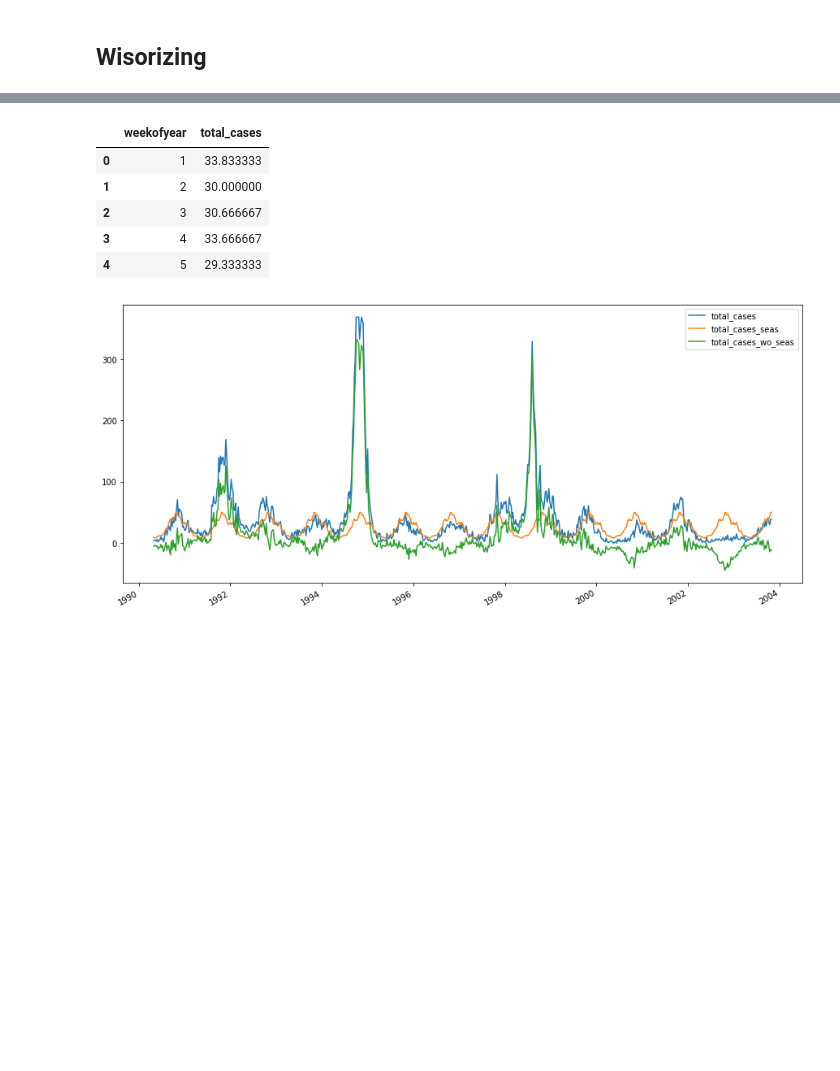
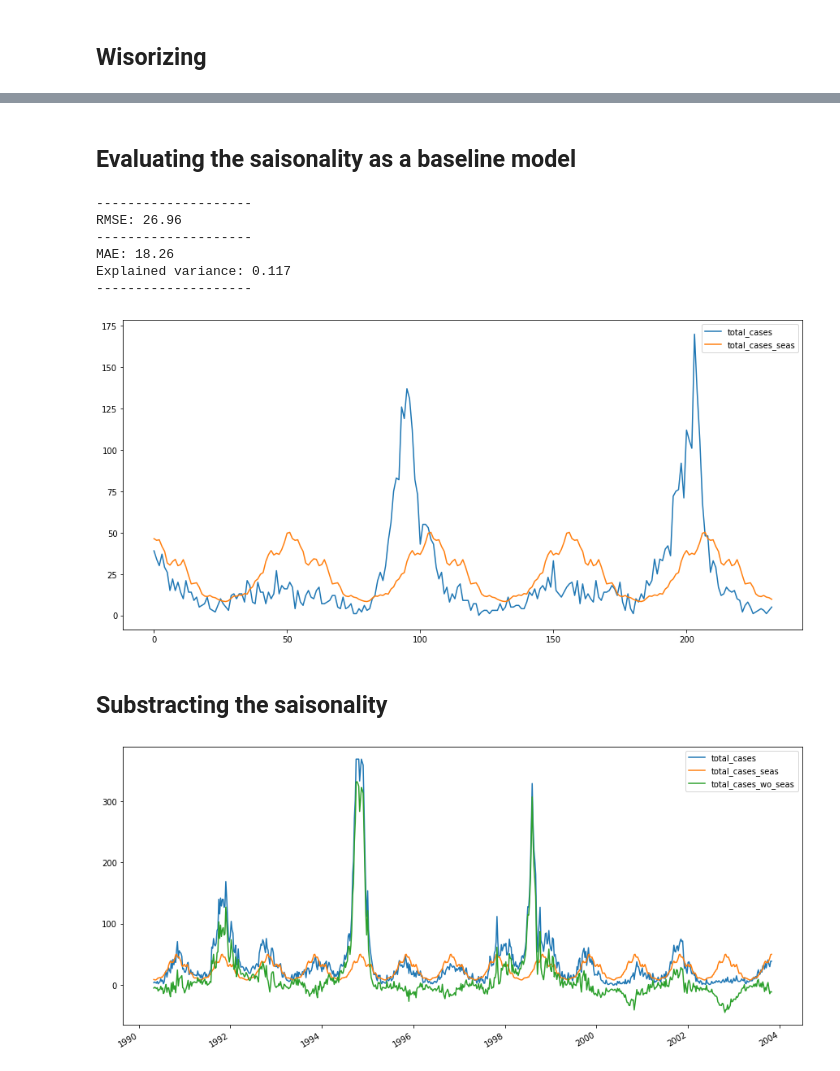
Before and after one commit to Octodon-D/DenguePred, a Jupyter notebook: seasonal_regression.ipynb, the cells around one changed output, grey strips where cells are left out. Drawn from its saved outputs; the diff is of its cells as text; code cells hidden in the pictures; blank space fills up the shorter version.

Commit message:
added the seasonality as a baseline model

```diff
--- a/seasonal_regression.ipynb
+++ b/seasonal_regression.ipynb
@@ -14,6 +16,18 @@ pd.options.display.max_rows = 100 # For debugging, can be removed later
 # %%
 data_subsets_splitted_joined = pickle.load(open('splitted_joined_data.pickle', 'rb'))
 sj_train_train, sj_train_test, iq_train_train, iq_train_test = data_subsets_splitted_joined
+# %%
+# function for evaluation of models
+def model_classification(actual, predicted):
+    """
+    Prints out RSME, MAE and explained variance score
+    """
+    print('-'*20)
+    print(f'RMSE: {round(np.sqrt(mean_squared_error(actual, predicted)),2)}')
+    print('-'*20)
+    print(f'MAE: {round(mean_absolute_error(actual, predicted),2)}')
+    print(f'Explained variance: {round(explained_variance_score(actual, predicted),3)}')
+    print('-'*20)
 # %% [markdown]
 ## Wisorizing
 # %%
@@ -84,13 +98,37 @@ def get_smooth_seasonality(df, colnames):
 # %%
-smooth = get_smooth_seasonality(sj_train_train, 'total_cases')
-smooth.head()
+sj_train_train_seas = get_smooth_seasonality_df(sj_train_train, 'total_cases')
+# sj_train_train_seas.head()
-# %% [output]
-|  | weekofyear | total_cases |
-| 0 | 1 | 33.833333 |
-| 1 | 2 | 30.000000 |
-| 2 | 3 | 30.666667 |
-| 3 | 4 | 33.666667 |
-| 4 | 5 | 29.333333 |
+# %% [markdown]
+## Evaluating the saisonality as a baseline model
+# %%
+def seasonality_baseline_eval(df_test, seas):
+    eval_df = (
+        df_test
+        .loc[:,['weekofyear', 'total_cases']]
+        .merge(seas,
+               how='left',
+               on='weekofyear',
+               suffixes=('','_seas')
+              )
+    )
+    (
+        eval_df
+        .iloc[:,1:]
+        .plot()
+    )
+    model_classification(eval_df.iloc[:,1], eval_df.iloc[:,2])
+# %%
+seasonality_baseline_eval(sj_train_test, sj_train_train_seas)
+# %% [output]
+--------------------
+RMSE: 26.96
+--------------------
+MAE: 18.26
+Explained variance: 0.117
+--------------------
+[figure, added]
+# %% [markdown]
+## Substracting the saisonality
 # %%
 def substract_seas(df, var):
     kwargs = {'%s_wo_seas' % var: lambda df: df[var] - df['%s_seas' % var]}
```
Also changed, not shown: parts of 5 cells of this notebook.
